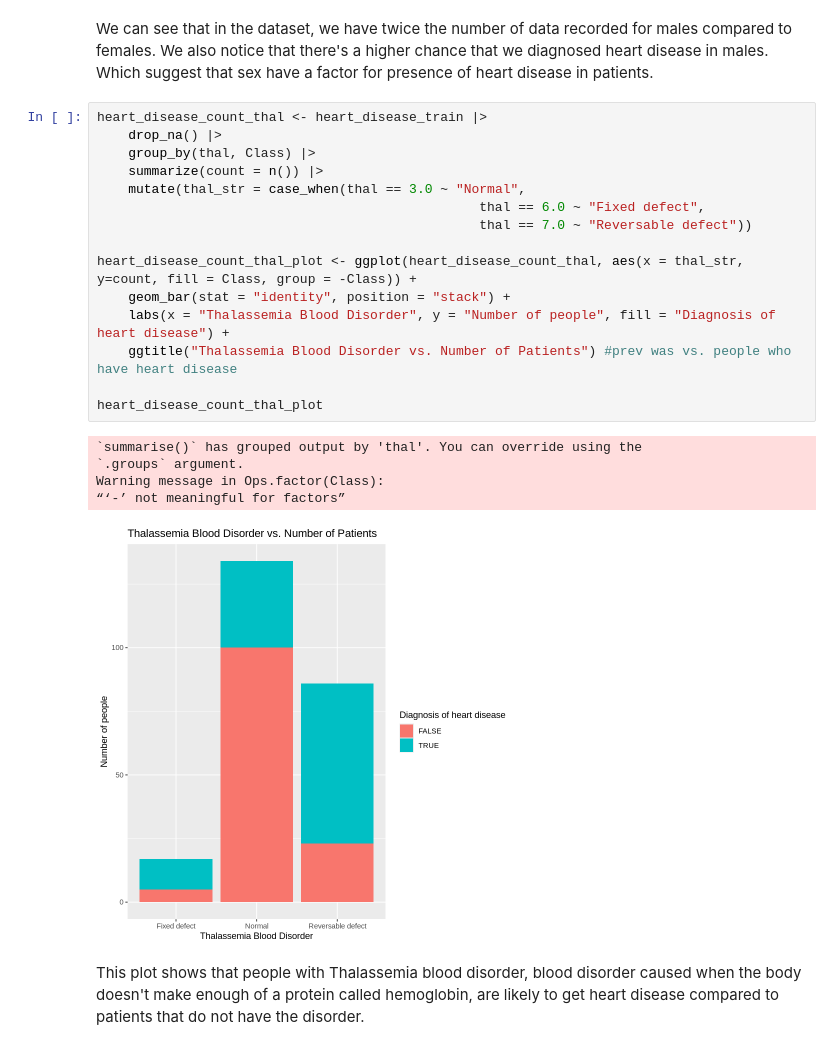
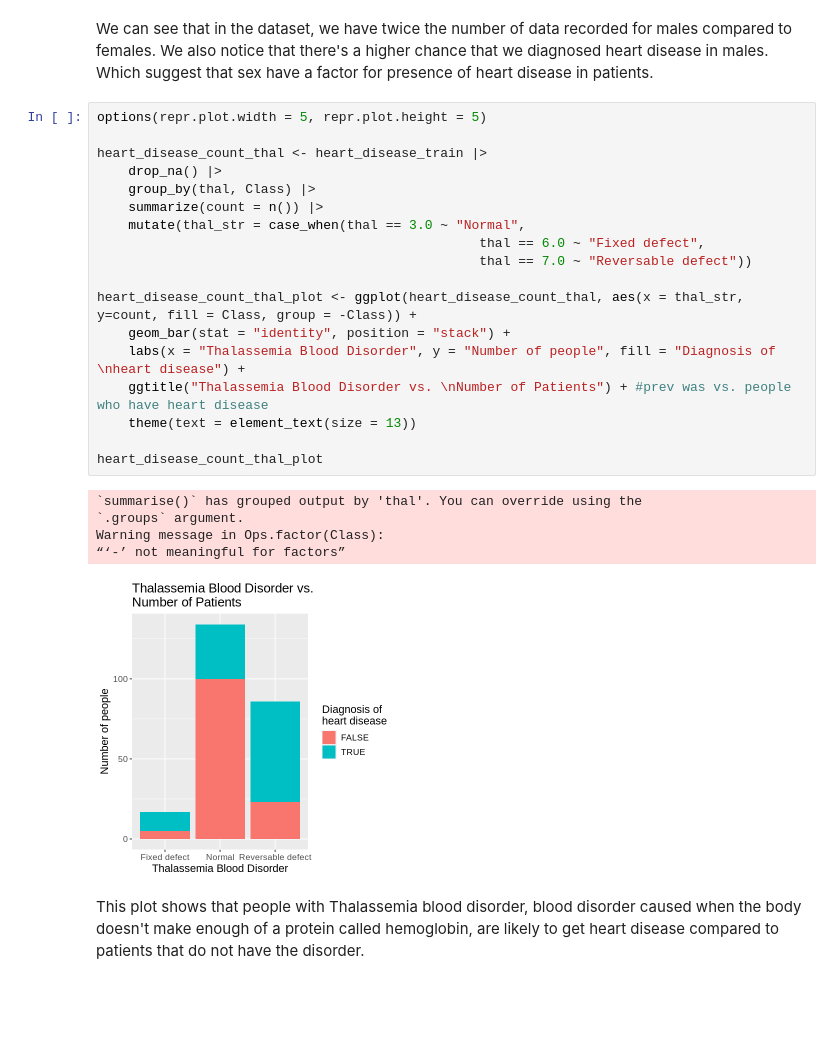
Before and after one commit to wtarit/dsci-100-project, a Jupyter notebook: group_report.ipynb, the cells around one changed output. Drawn from its saved outputs; the diff is of its cells as text; blank space fills up the shorter version.

```diff
--- a/group_report.ipynb
+++ b/group_report.ipynb
@@ -142,26 +145,29 @@ Warning message in Ops.factor(Class):
 # %% [markdown]
 We can see that in the dataset, we have twice the number of data recorded for males compared to females. We also notice that there's a higher chance that we diagnosed heart disease in males. Which suggest that sex have a factor for presence of heart disease in patients.
 # %%
+options(repr.plot.width = 5, repr.plot.height = 5)
+
 heart_disease_count_thal <- heart_disease_train |>
     drop_na() |>
     group_by(thal, Class) |>
     summarize(count = n()) |>
     mutate(thal_str = case_when(thal == 3.0 ~ "Normal",
                                                  thal == 6.0 ~ "Fixed defect",
                                                  thal == 7.0 ~ "Reversable defect"))
 
 heart_disease_count_thal_plot <- ggplot(heart_disease_count_thal, aes(x = thal_str, y=count, fill = Class, group = -Class)) +
     geom_bar(stat = "identity", position = "stack") +
-    labs(x = "Thalassemia Blood Disorder", y = "Number of people", fill = "Diagnosis of heart disease") +
-    ggtitle("Thalassemia Blood Disorder vs. Number of Patients") #prev was vs. people who have heart disease
+    labs(x = "Thalassemia Blood Disorder", y = "Number of people", fill = "Diagnosis of \nheart disease") +
+    ggtitle("Thalassemia Blood Disorder vs. \nNumber of Patients") + #prev was vs. people who have heart disease
+    theme(text = element_text(size = 13))
 
 heart_disease_count_thal_plot
 # %% [output]
 `summarise()` has grouped output by 'thal'. You can override using the
 `.groups` argument.
 Warning message in Ops.factor(Class):
 “‘-’ not meaningful for factors”
-[figure, old version]
+[figure, new version]
 # %% [markdown]
 This plot shows that people with Thalassemia blood disorder, blood disorder caused when the body doesn't make enough of a protein called hemoglobin, are likely to get heart disease compared to patients that do not have the disorder.
 # %% [markdown]
```
Also changed, not shown: parts of 5 cells of this notebook.
